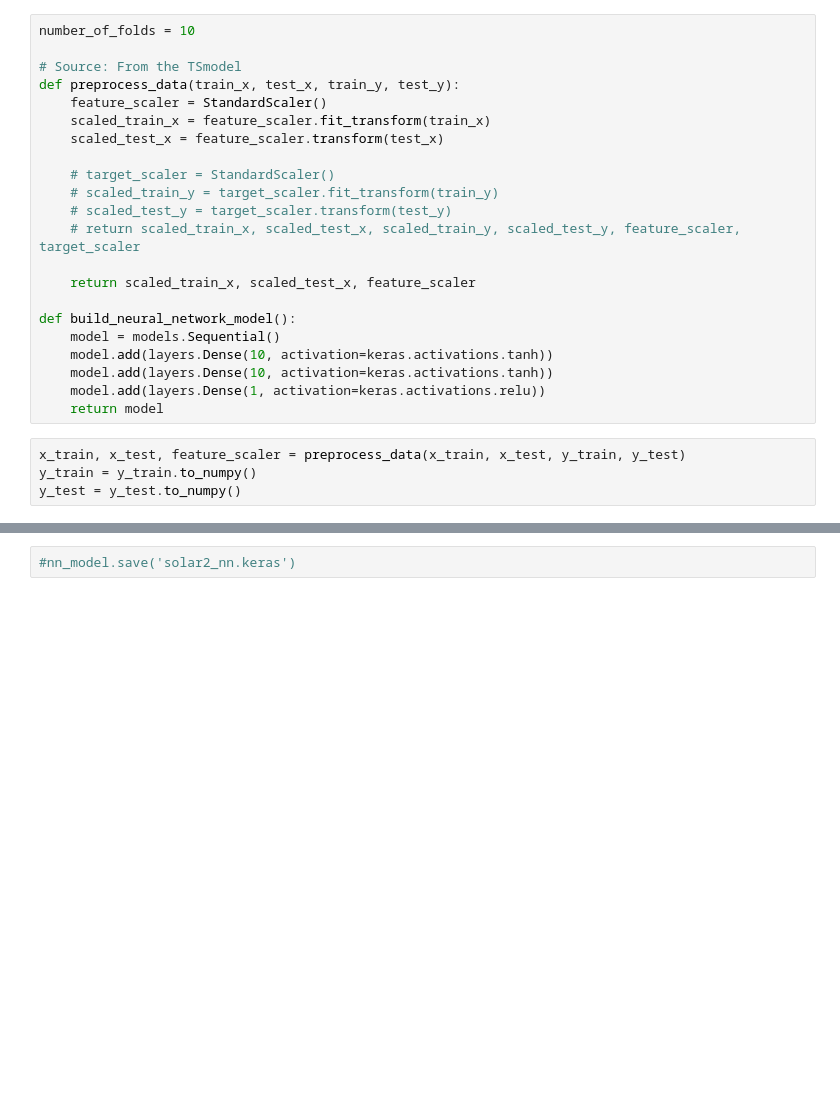
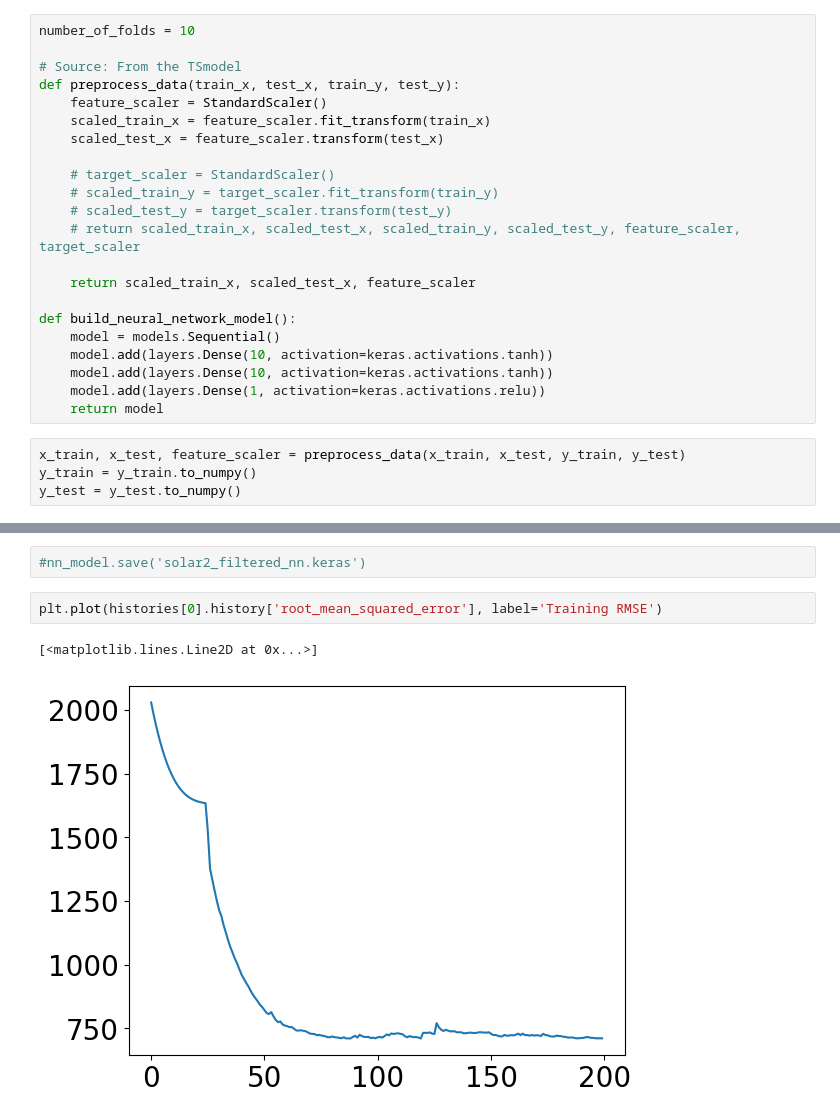
Before and after one commit to yfen3/WindSpeedApproximation, a Jupyter notebook: Exp27_3_solar2_data_ts_nn_gpr_from_ts.ipynb, the cells around one changed output, grey strips where cells are left out. Saved outputs shown, nothing was run; the diff lists cells and outputs as text; blank space fills up the shorter version.

```diff
--- a/Exp27_3_solar2_data_ts_nn_gpr_from_ts.ipynb
+++ b/Exp27_3_solar2_data_ts_nn_gpr_from_ts.ipynb
@@ -137,2 +165,7 @@ time used: 58.58440637588501
 # %%
-#nn_model.save('solar2_nn.keras')
+#nn_model.save('solar2_filtered_nn.keras')
+# %%
+plt.plot(histories[0].history['root_mean_squared_error'], label='Training RMSE')
+# %% [output]
+[<matplotlib.lines.Line2D at 0x...>]
+[figure, added]
```
Also changed, not shown: parts of 20 cells of this notebook, 2 other files.
